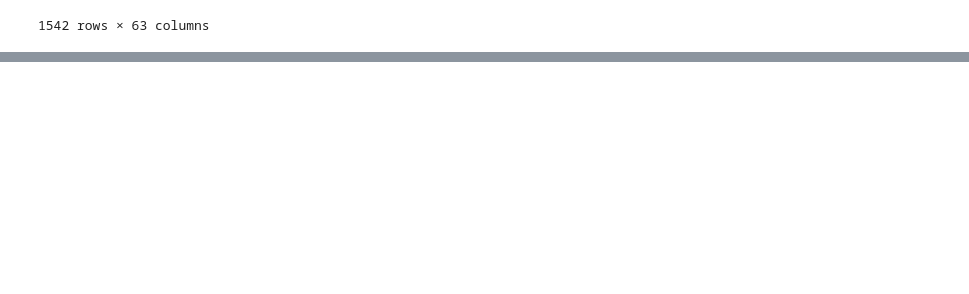
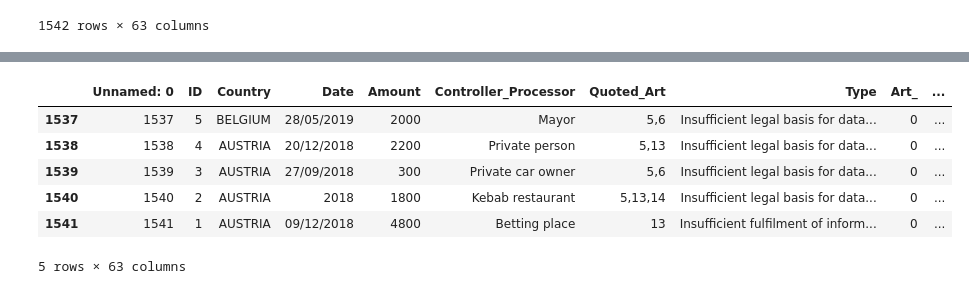
Before and after one commit to zinduaschool/0502-capstone-gdpr-violations-Tracy-teb, a Jupyter notebook: gdpr_violations.ipynb, the cells around one changed output, grey strips where cells are left out. Saved outputs shown, nothing was run; the diff lists cells and outputs as text; code cells hidden in the pictures; blank space fills up the shorter version.

```diff
--- a/gdpr_violations.ipynb
+++ b/gdpr_violations.ipynb
@@ -20,0 +64,11 @@ pd.read_csv(r'C:\Users\USER\OneDrive\Documents\GitHub\0502-capstone-gdpr-violati
+# %%
+# Show the last 5 or 10 rows
+gdpr_violations.tail(5)
+# %% [output]
+|  | Unnamed: 0 | ID | Country | Date | Amount | Controller_Processor | Quoted_Art | Type | Art_ | ... |
+| 1537 | 1537 | 5 | BELGIUM | 28/05/2019 | 2000 | Mayor | 5,6 | Insufficient legal basis for data... | 0 | ... |
+| 1538 | 1538 | 4 | AUSTRIA | 20/12/2018 | 2200 | Private person | 5,13 | Insufficient legal basis for data... | 0 | ... |
+| 1539 | 1539 | 3 | AUSTRIA | 27/09/2018 | 300 | Private car owner | 5,6 | Insufficient legal basis for data... | 0 | ... |
+| 1540 | 1540 | 2 | AUSTRIA | 2018 | 1800 | Kebab restaurant | 5,13,14 | Insufficient legal basis for data... | 0 | ... |
+| 1541 | 1541 | 1 | AUSTRIA | 09/12/2018 | 4800 | Betting place | 13 | Insufficient fulfilment of inform... | 0 | ... |
+5 rows × 63 columns
```
Also changed, not shown: parts of 13 cells of this notebook, 1 other file.
